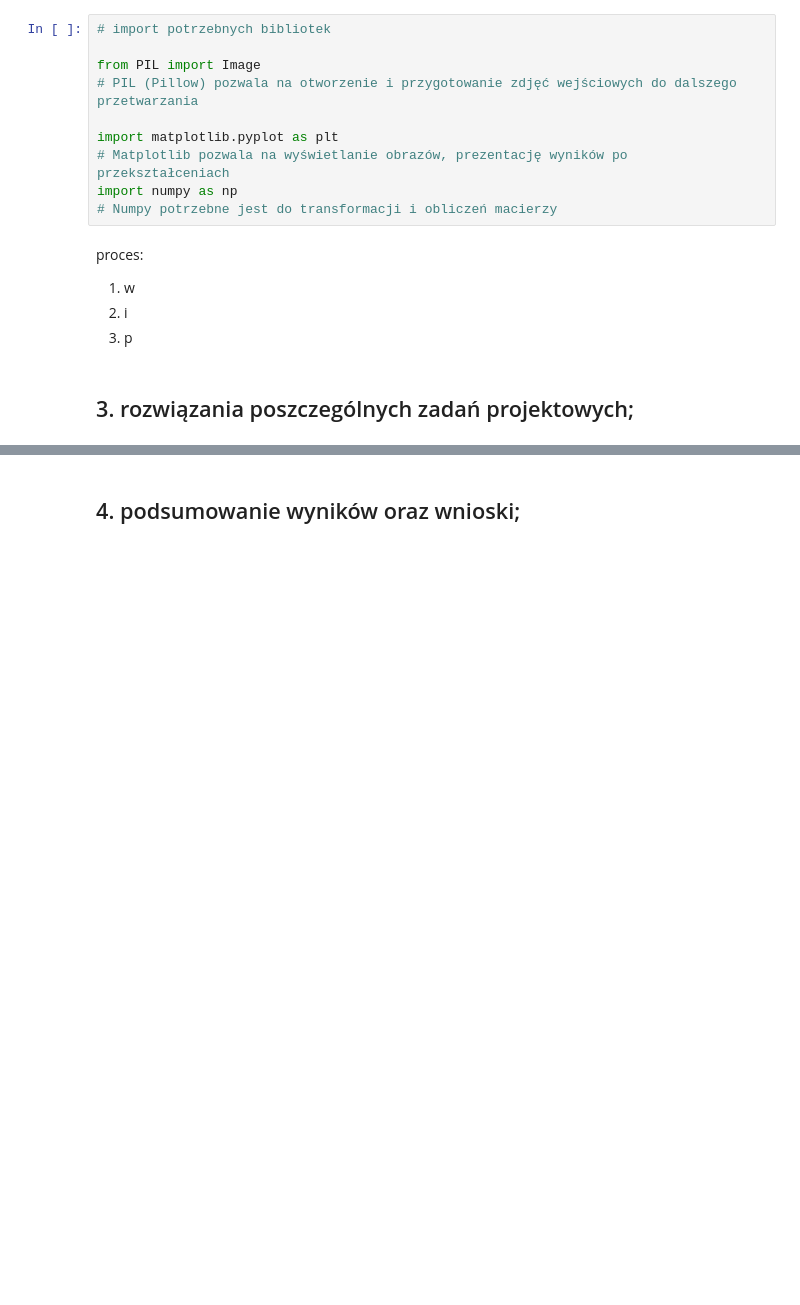
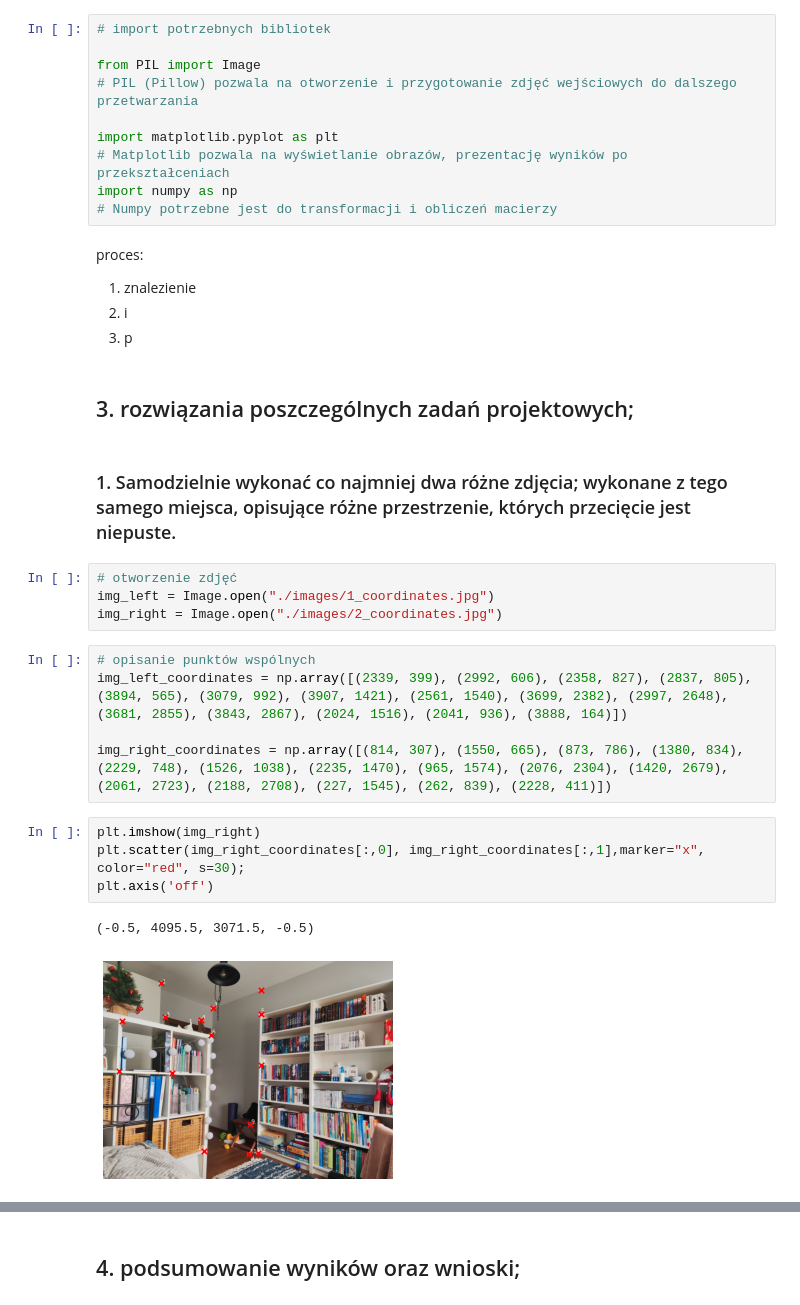
Before and after one commit to janczor/algebra_liniowa_projekt, a Jupyter notebook: projekt.ipynb, the cells around one changed output, grey strips where cells are left out. Cells and saved outputs as stored; diff of their text form; blank space fills up the shorter version.

```diff
--- a/projekt.ipynb
+++ b/projekt.ipynb
@@ -49,9 +49,31 @@ import numpy as np
 # Numpy potrzebne jest do transformacji i obliczeń macierzy
 # %% [markdown]
 proces:
-1. w
+1. znalezienie
 2. i
 3. p
 # %% [markdown]
 
 ## 3. rozwiązania poszczególnych zadań projektowych;
+# %% [markdown]
+### 1. Samodzielnie wykonać co najmniej dwa różne zdjęcia; wykonane z tego samego miejsca, opisujące różne przestrzenie, których przecięcie jest niepuste.
+# %%
+# otworzenie zdjęć
+img_left = Image.open("./images/1_coordinates.jpg")
+img_right = Image.open("./images/2_coordinates.jpg")
+# %%
+# opisanie punktów wspólnych
+img_left_coordinates = np.array([(2339, 399), (2992, 606), (2358, 827), (2837, 805),
+(3894, 565), (3079, 992), (3907, 1421), (2561, 1540), (3699, 2382), (2997, 2648),
+(3681, 2855), (3843, 2867), (2024, 1516), (2041, 936), (3888, 164)])
+
+img_right_coordinates = np.array([(814, 307), (1550, 665), (873, 786), (1380, 834),
+(2229, 748), (1526, 1038), (2235, 1470), (965, 1574), (2076, 2304), (1420, 2679),
+(2061, 2723), (2188, 2708), (227, 1545), (262, 839), (2228, 411)])
+# %%
+plt.imshow(img_right)
+plt.scatter(img_right_coordinates[:,0], img_right_coordinates[:,1],marker="x", color="red", s=30);
+plt.axis('off')
+# %% [output]
+(-0.5, 4095.5, 3071.5, -0.5)
+[figure, added]
```
Also changed, not shown: parts of 9 cells of this notebook.
